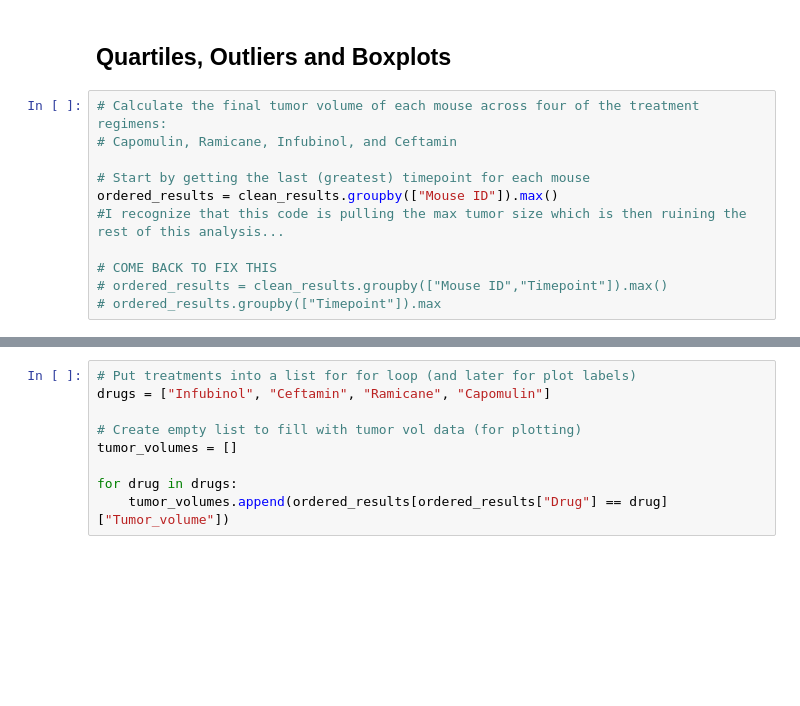
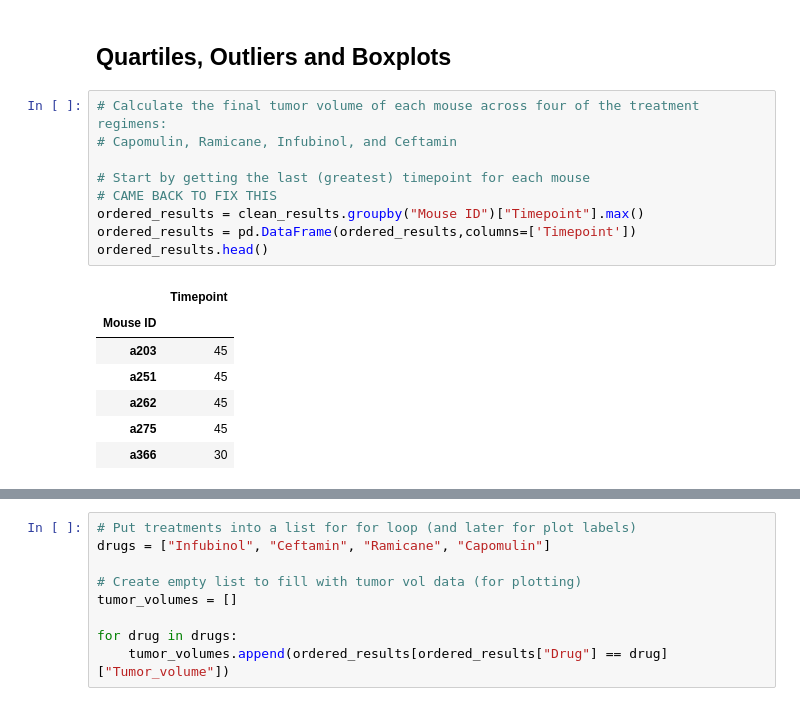
Before and after one commit to andersonmalloryk/Matplotlib-challenge, a Jupyter notebook: pymaceuticals_starter.ipynb, the cells around one changed output, grey strips where cells are left out. Saved outputs shown, nothing was run; the diff lists cells and outputs as text; blank space fills up the shorter version.

```diff
--- a/pymaceuticals_starter.ipynb
+++ b/pymaceuticals_starter.ipynb
@@ -231,13 +231,19 @@ plt.show()
 # %%
 # Calculate the final tumor volume of each mouse across four of the treatment regimens:
 # Capomulin, Ramicane, Infubinol, and Ceftamin
 
 # Start by getting the last (greatest) timepoint for each mouse
-ordered_results = clean_results.groupby(["Mouse ID"]).max()
-#I recognize that this code is pulling the max tumor size which is then ruining the rest of this analysis...
-
-# COME BACK TO FIX THIS
-# ordered_results = clean_results.groupby(["Mouse ID","Timepoint"]).max()
-# ordered_results.groupby(["Timepoint"]).max
+# CAME BACK TO FIX THIS
+ordered_results = clean_results.groupby("Mouse ID")["Timepoint"].max()
+ordered_results = pd.DataFrame(ordered_results,columns=['Timepoint'])
+ordered_results.head()
+# %% [output]
+|  | Timepoint |
+| Mouse ID |  |
+| a203 | 45 |
+| a251 | 45 |
+| a262 | 45 |
+| a275 | 45 |
+| a366 | 30 |
 # %%
 # Merge this group df with the original dataframe to get the tumor volume at the last timepoint
```
Also changed, not shown: parts of 8 cells of this notebook.
